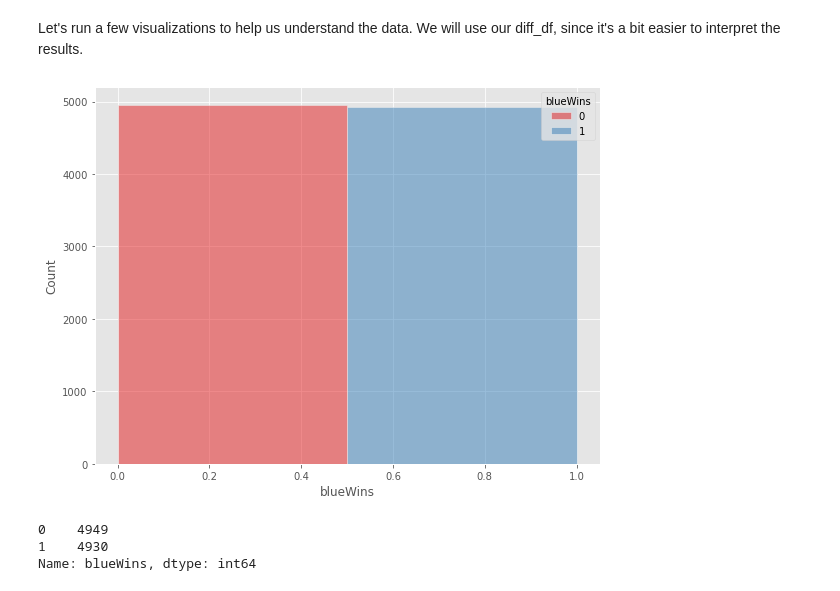
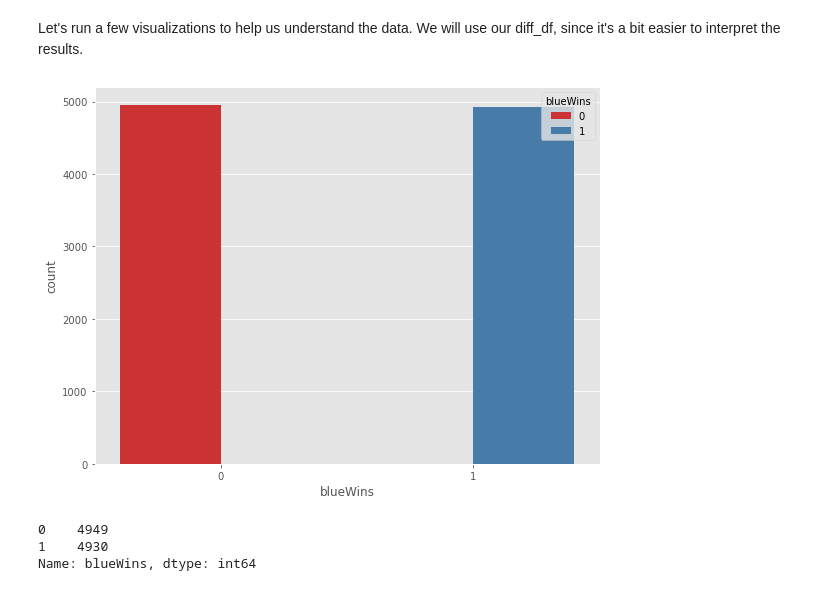
Before and after one commit to Drymander/League-of-Legends-Victory-Classification, a Jupyter notebook: Johnny Dryman - Phase 3 Project Notebook.ipynb, the cells around one changed output. Drawn from its saved outputs; the diff is of its cells as text; code cells hidden in the pictures.

```diff
--- a/Johnny Dryman - Phase 3 Project Notebook.ipynb
+++ b/Johnny Dryman - Phase 3 Project Notebook.ipynb
@@ -252,16 +256,17 @@ Let's run a few visualizations to help us understand the data.  We will use our
 # %%
 # Set style
 from matplotlib import style
 style.use('ggplot') or plt.style.use('ggplot')
 
 # Plot histogram
 fig, ax = plt.subplots(figsize=(8,6))
 fig.tight_layout()
-sns.histplot(x='blueWins', data=diff_df, hue='blueWins', palette='Set1',bins=(2), kde=False)
+# sns.histplot(x='blueWins', data=diff_df, hue='blueWins', palette='Set1',bins=(2), kde=False)
+sns.countplot(x='blueWins', data=diff_df, hue='blueWins', palette='Set1')
 
 # Save as image
 plt.tight_layout()
 plt.savefig('images/win_counts.png')
 # %% [output]
-[figure, old version]
+[figure, new version]
 # %%
```
Also changed, not shown: parts of 19 cells of this notebook, 4 other files.
